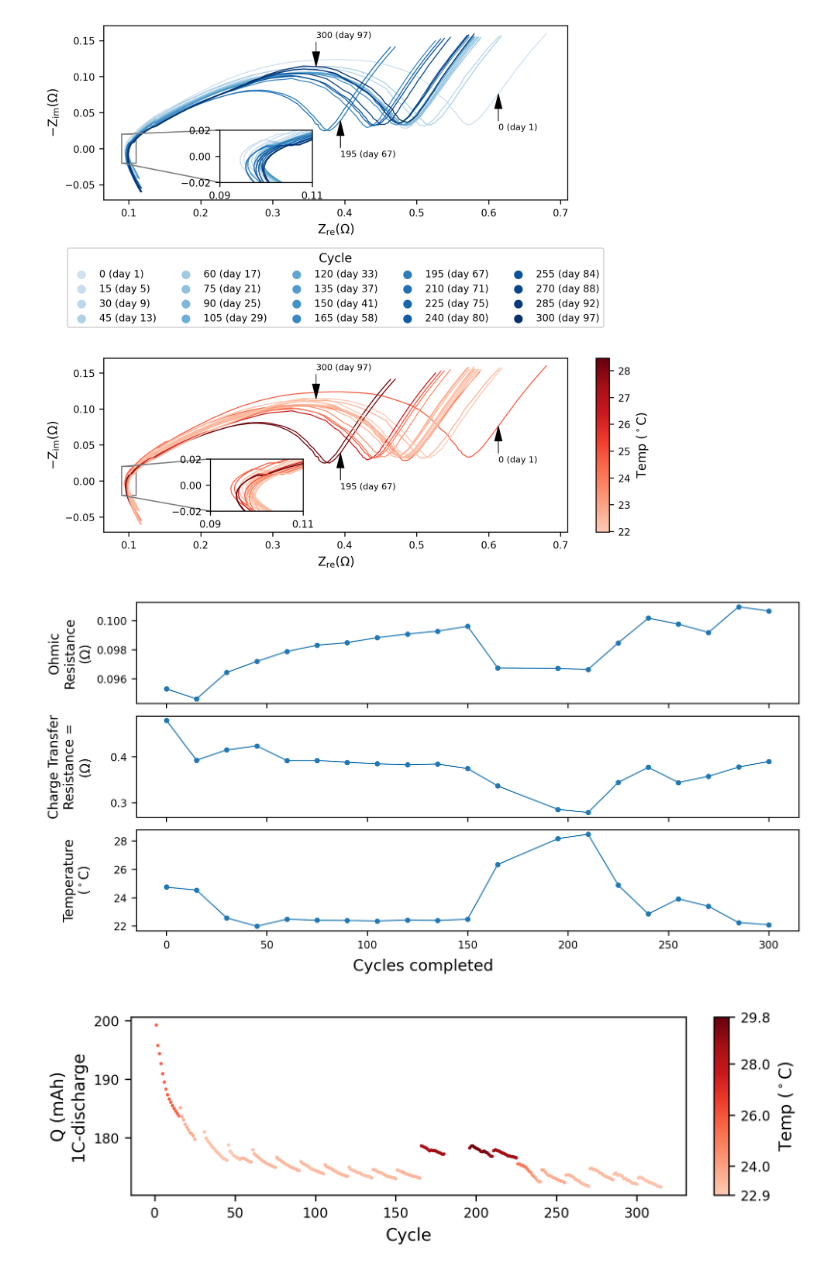
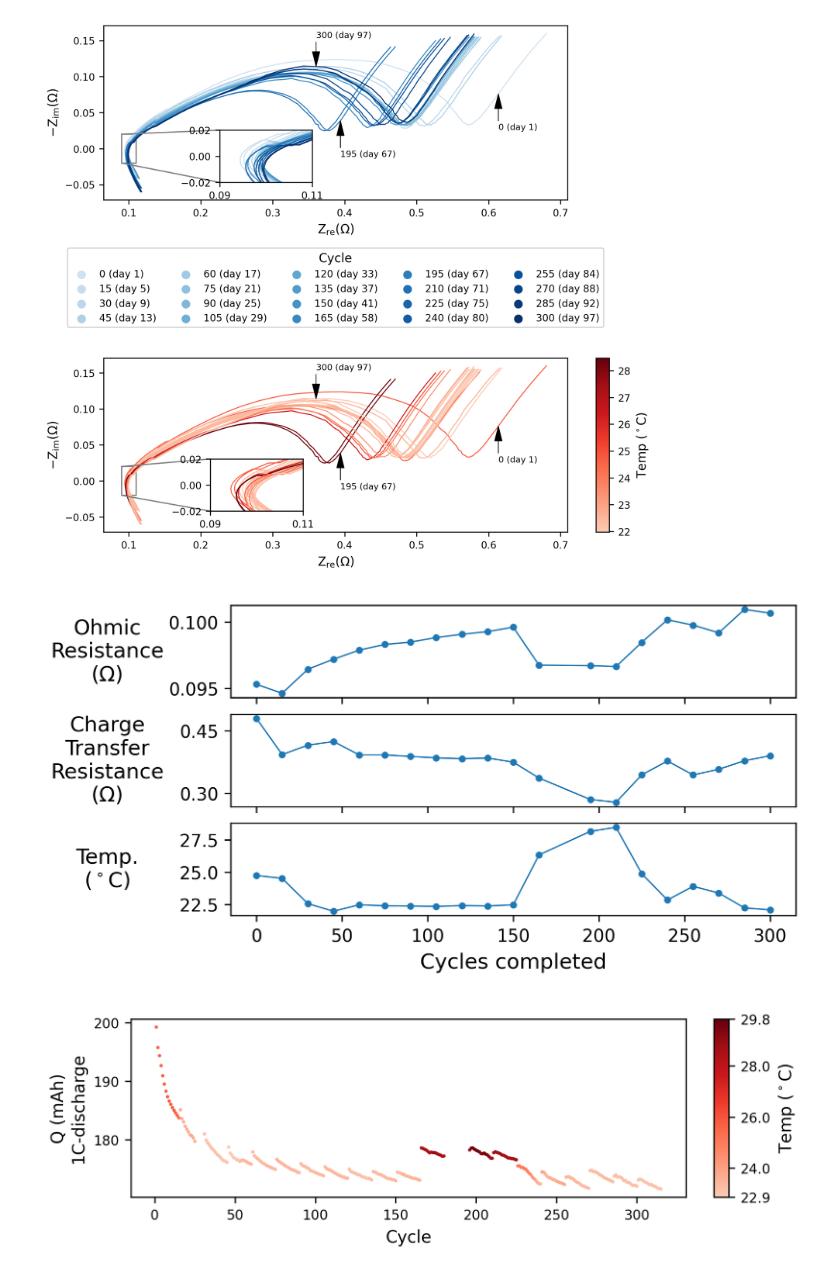
Before and after one commit to EliasGaliounas/SonicBatt, a Jupyter notebook: studies/degradation/7_exp2_eis_&_Qfade.ipynb, the cells around one changed output. Cells and saved outputs as stored; diff of their text form; code cells hidden in the pictures.

```diff
--- a/studies/degradation/7_exp2_eis_&_Qfade.ipynb
+++ b/studies/degradation/7_exp2_eis_&_Qfade.ipynb
@@ -176,25 +176,38 @@ utils.save_figure(f, visualistion_path, save_filename, 'pdf')
 # %% [output]
 [figure]
 # %%
-f, axs = plt.subplots(3, 1, figsize=(8,4), dpi=300, sharex=True, sharey=False, constrained_layout=True)
+mpl.rc('axes', titlesize=12, labelsize=12)
+mpl.rc('xtick', labelsize=10)
+mpl.rc('ytick', labelsize=10)
+
+scaler = 1
+f, axs = plt.subplots(3, 1, figsize=(6*scaler, 3.0*scaler), dpi=300, sharex=True, sharey=False, constrained_layout=True)
 
 # Ohmic resistances
 axs[0].plot(cycles_completed, ohmic_resistances, color='tab:blue', marker='o', markersize=3)
 
 # CT resistances
 axs[1].plot(cycles_completed, ct_resistances, color='tab:blue', marker='o', markersize=3)
 
 # Temperature
 axs[2].plot(cycles_completed, eis_temperatures, color='tab:blue', marker='o', markersize=3)
 
-axs[0].set_ylabel('Ohmic\nResistance\n(Ω)')
-axs[1].set_ylabel('Charge Transfer\nResistance =\n(Ω)')
-axs[2].set_ylabel('Temperature\n($^\circ$C)')
+axs[-1].set_xlabel('Cycles completed')
+axs[0].set_ylabel('Ohmic\nResistance\n(Ω)', rotation=0, labelpad=35, va='center')
+axs[1].set_ylabel('Charge\nTransfer\nResistance\n(Ω)', rotation=0, labelpad=35, va='center')
+axs[2].set_ylabel('Temp.\n($^\circ$C)', rotation=0, labelpad=35, va='center')
+axs[0].set_yticks([0.095, 0.100])
+axs[1].set_yticks([0.30, 0.45])
+f.align_ylabels()
 
-f.supxlabel('Cycles completed')
-f.align_ylabels()
+save_filename = 'Exp2_eis_decomposition'
+utils.save_figure(f, visualistion_path, save_filename, 'pdf')
+
+mpl.rc('axes', titlesize=12, labelsize=10)
+mpl.rc('xtick', labelsize=ticksize)
+mpl.rc('ytick', labelsize=ticksize)
 # %% [output]
-[figure, old version]
+[figure, new version]
 # %%
 # Capacity fade (Discharge - at the rate of 1C)
 discharge_steps_1c = range(67, 124, 3)
```
Also changed, not shown: 4 other files.
